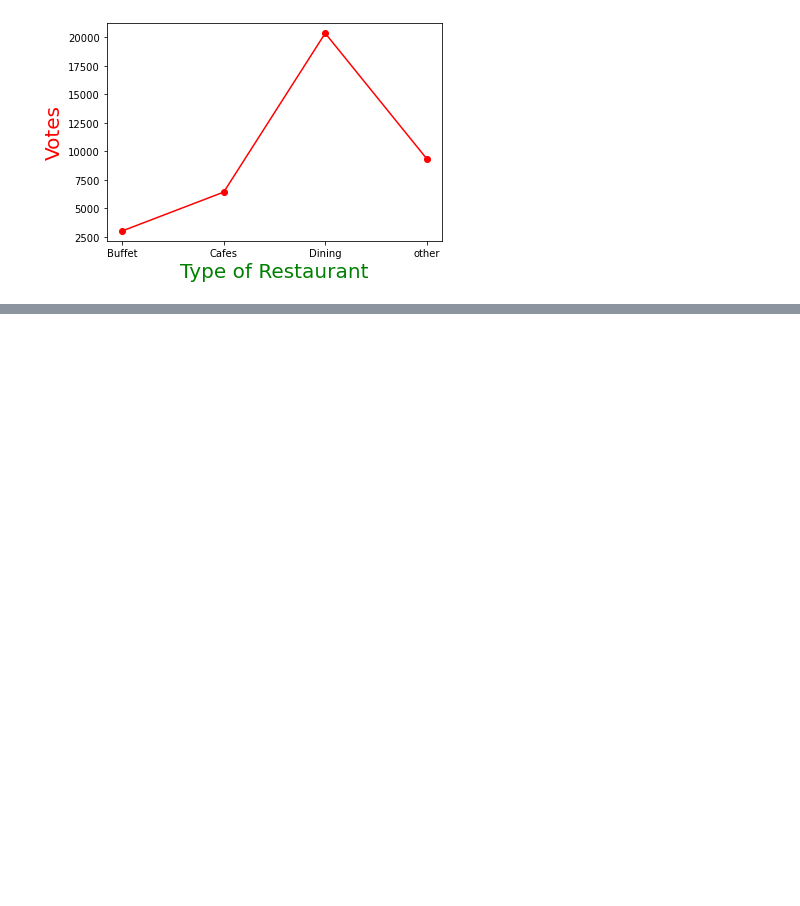
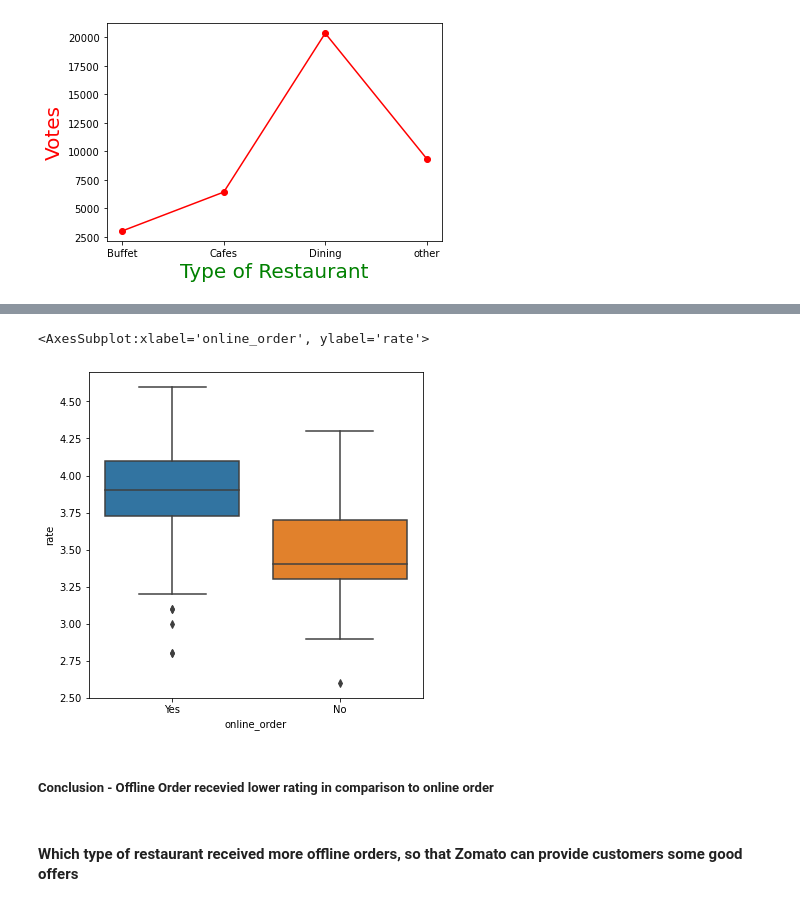
Before and after one commit to himabindu79/Zomato-Data-Analysis, a Jupyter notebook: Zomato_Data_Analaysis.ipynb, the cells around one changed output, grey strips where cells are left out. Drawn from its saved outputs; the diff is of its cells as text; code cells hidden in the pictures; blank space fills up the shorter version.

```diff
--- a/Zomato_Data_Analaysis.ipynb
+++ b/Zomato_Data_Analaysis.ipynb
@@ -252,0 +313,10 @@ Text(0, 0.5, 'Votes')
+# %%
+plt.figure(figsize=(6,6))
+sns.boxplot(x = 'online_order', y='rate', data = df)
+# %% [output]
+<AxesSubplot:xlabel='online_order', ylabel='rate'>
+[figure, added]
+# %% [markdown]
+##### Conclusion - Offline Order recevied lower rating in comparison to online order
+# %% [markdown]
+#### Which type of restaurant received more offline orders, so that Zomato can provide customers some good offers
```
Also changed, not shown: parts of 17 cells of this notebook.
